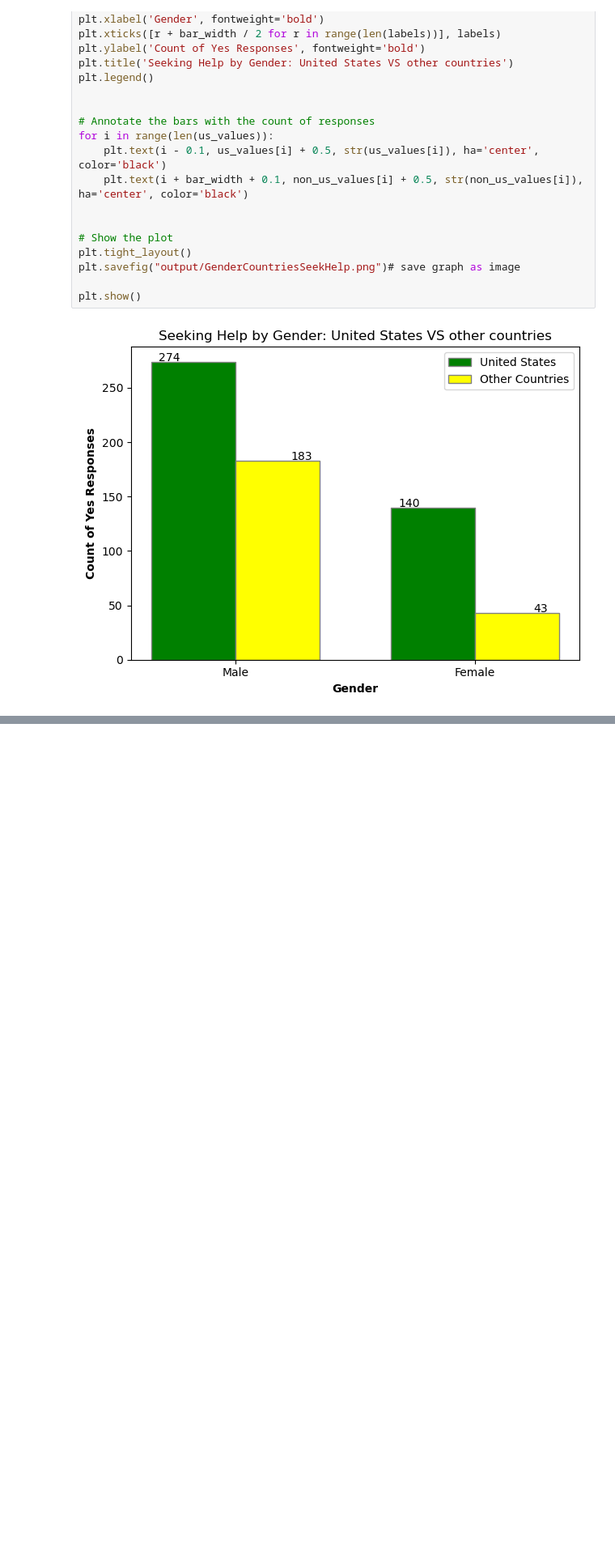
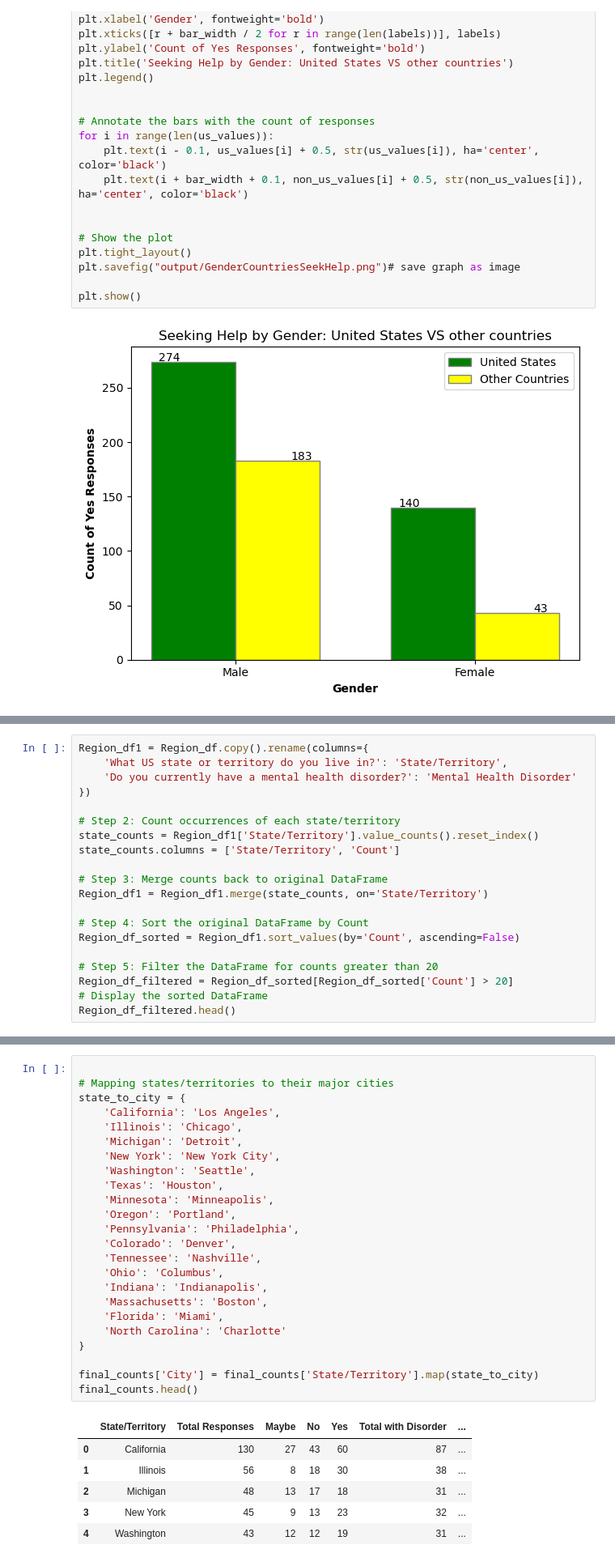
Before and after one commit to Keegawho198/Project-1_Mental-Health, a Jupyter notebook: Mental Health.ipynb, the cells around one changed output, grey strips where cells are left out. Shown at 81% size. Saved outputs shown, nothing was run; the diff lists cells and outputs as text; blank space fills up the shorter version.

```diff
--- a/Mental Health.ipynb
+++ b/Mental Health.ipynb
@@ -1133,0 +1278,20 @@ plt.show()
+# %%
+Region_df1 = Region_df.copy().rename(columns={
+    'What US state or territory do you live in?': 'State/Territory',
+    'Do you currently have a mental health disorder?': 'Mental Health Disorder'
+})
+
+# Step 2: Count occurrences of each state/territory
+state_counts = Region_df1['State/Territory'].value_counts().reset_index()
+state_counts.columns = ['State/Territory', 'Count']
+
+# Step 3: Merge counts back to original DataFrame
+Region_df1 = Region_df1.merge(state_counts, on='State/Territory')
+
+# Step 4: Sort the original DataFrame by Count
+Region_df_sorted = Region_df1.sort_values(by='Count', ascending=False)
+
+# Step 5: Filter the DataFrame for counts greater than 20
+Region_df_filtered = Region_df_sorted[Region_df_sorted['Count'] > 20]
+# Display the sorted DataFrame
+Region_df_filtered.head()
@@ -1133,0 +1355,31 @@ plt.show()
+# %%
+
+# Mapping states/territories to their major cities
+state_to_city = {
+    'California': 'Los Angeles',
+    'Illinois': 'Chicago',
+    'Michigan': 'Detroit',
+    'New York': 'New York City',
+    'Washington': 'Seattle',
+    'Texas': 'Houston',
+    'Minnesota': 'Minneapolis',
+    'Oregon': 'Portland',
+    'Pennsylvania': 'Philadelphia',
+    'Colorado': 'Denver',
+    'Tennessee': 'Nashville',
+    'Ohio': 'Columbus',
+    'Indiana': 'Indianapolis',
+    'Massachusetts': 'Boston',
+    'Florida': 'Miami',
+    'North Carolina': 'Charlotte'
+}
+
+final_counts['City'] = final_counts['State/Territory'].map(state_to_city)
+final_counts.head()
+# %% [output]
+|  | State/Territory | Total Responses | Maybe | No | Yes | Total with Disorder | ... |
+| 0 | California | 130 | 27 | 43 | 60 | 87 | ... |
+| 1 | Illinois | 56 | 8 | 18 | 30 | 38 | ... |
+| 2 | Michigan | 48 | 13 | 17 | 18 | 31 | ... |
+| 3 | New York | 45 | 9 | 13 | 23 | 32 | ... |
+| 4 | Washington | 43 | 12 | 12 | 19 | 31 | ... |
```
Also changed, not shown: parts of 18 cells of this notebook, 4 other files.
